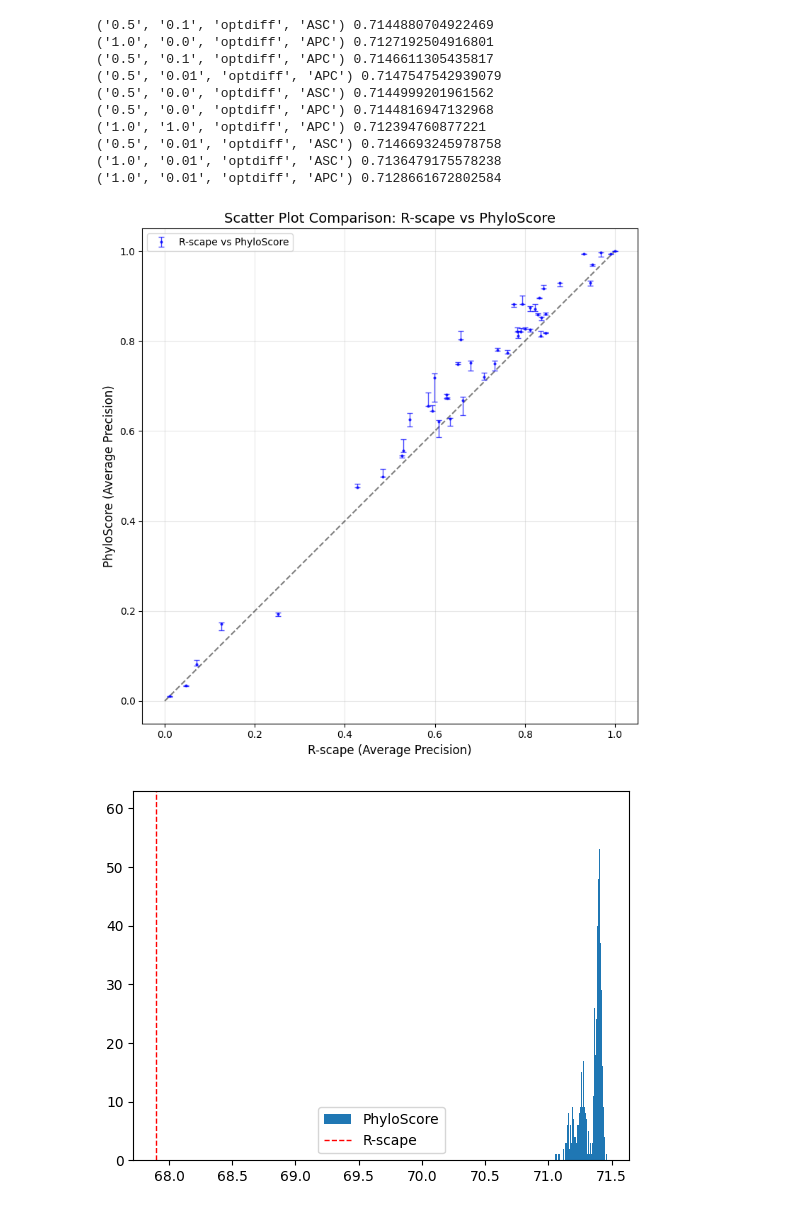
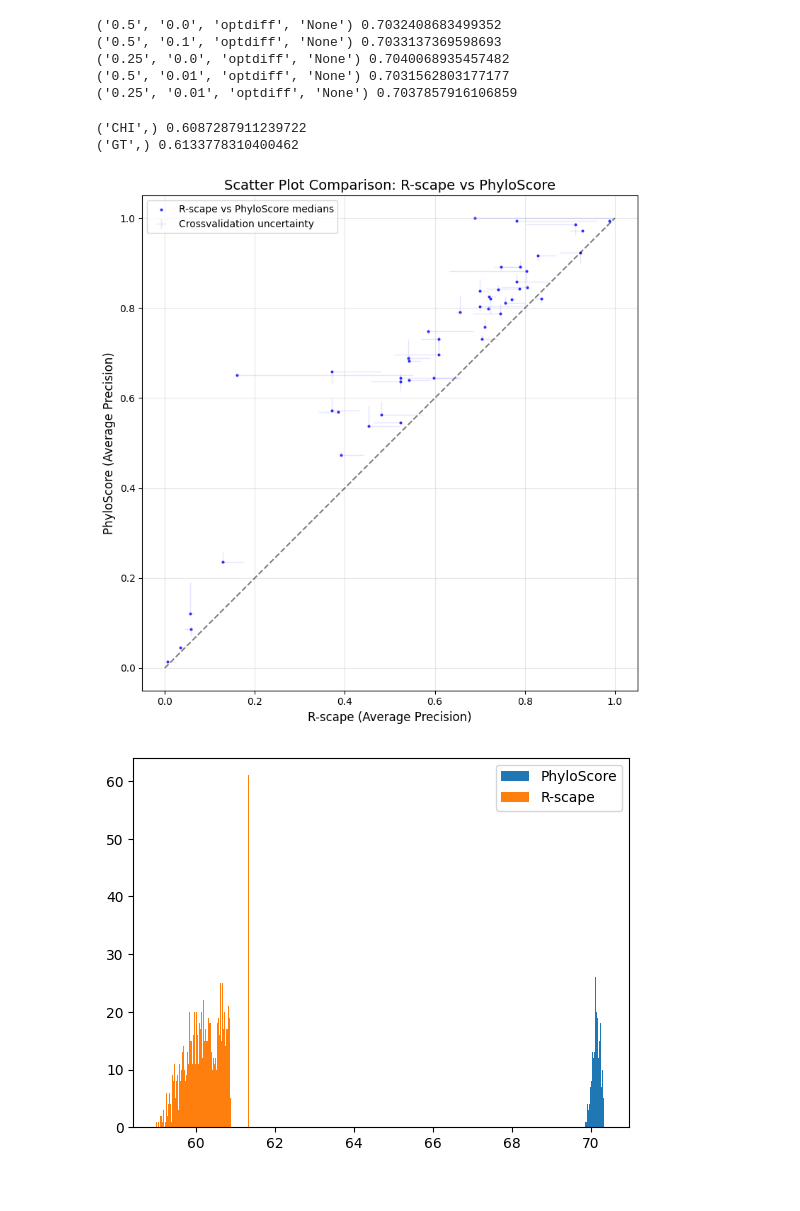
Before and after one commit to soedinglab/phylo_score, a Jupyter notebook: benchmark/cross_validation_plots.ipynb, the cells around one changed output. Cells and saved outputs as stored; diff of their text form; code cells hidden in the pictures.

Commit message:
no correstions plots

```diff
--- a/benchmark/cross_validation_plots.ipynb
+++ b/benchmark/cross_validation_plots.ipynb
@@ -12,3 +16,9 @@ datasets = list(map(str.strip, open("3d.txt", "r")))
+# %%
+# Does the analysis removing all the hyper parameters with do average product corrections or average sum corrections
+no_corrections = True
+if no_corrections:
+    r_scape = { key: value for key, value in r_scape.items() if not (key[1].endswith("p")  or key[1].endswith("a")) }
+    phylo_score = { key: value for key, value in phylo_score.items() if key[4] == 'None' }
 # %%
 def extract_hyperparameters(dict):
     keys = [k[1:] for k in dict.keys()]
@@ -59,21 +69,14 @@ rscape_per_dataset = {}
 rscape_hyperparameters = set()
 phylo_score_per_dataset = {}
 phylo_score_hyperparameters = set()
-results_rscape = [cross_validation(r_scape, rscape_per_dataset, rscape_hyperparameters) for _ in range(1)]
+results_rscape = [cross_validation(r_scape, rscape_per_dataset, rscape_hyperparameters) for _ in range(1000)]
 results_phyloscore = [cross_validation(phylo_score, phylo_score_per_dataset, phylo_score_hyperparameters) for _ in range(1000)]
 # %%
-phylo_score_hyperparameters
-
 for hyper in phylo_score_hyperparameters:
     print(hyper, np.mean([phylo_score[(dataset, *hyper)][1] for dataset in datasets]))
 # %% [output]
-('0.5', '0.1', 'optdiff', 'ASC') 0.7144880704922469
-('1.0', '0.0', 'optdiff', 'APC') 0.7127192504916801
-('0.5', '0.1', 'optdiff', 'APC') 0.7146611305435817
-('0.5', '0.01', 'optdiff', 'APC') 0.7147547542939079
-('0.5', '0.0', 'optdiff', 'ASC') 0.7144999201961562
-('0.5', '0.0', 'optdiff', 'APC') 0.7144816947132968
-('1.0', '1.0', 'optdiff', 'APC') 0.712394760877221
-('0.5', '0.01', 'optdiff', 'ASC') 0.7146693245978758
-('1.0', '0.01', 'optdiff', 'ASC') 0.7136479175578238
-('1.0', '0.01', 'optdiff', 'APC') 0.7128661672802584
+('0.5', '0.0', 'optdiff', 'None') 0.7032408683499352
+('0.5', '0.1', 'optdiff', 'None') 0.7033137369598693
+('0.25', '0.0', 'optdiff', 'None') 0.7040068935457482
+('0.5', '0.01', 'optdiff', 'None') 0.7031562803177177
+('0.25', '0.01', 'optdiff', 'None') 0.7037857916106859
@@ -140 +83,7 @@ def plot_side_by_side_barplot(dict1, dict2, label1='Dataset 1', label2='Dataset
+# %%
+for hyper in rscape_hyperparameters:
+    print(hyper, np.mean([r_scape[(dataset, *hyper)][1] for dataset in datasets]))
+# %% [output]
+('CHI',) 0.6087287911239722
+('GT',) 0.6133778310400462
 # %%
@@ -222,18 +150,27 @@ def scatter_compare_with_diagonal(dict1, dict2, label1='Dataset 1', label2='Data
     plt.tight_layout()
     return fig, ax
 # %%
-fig, _ =scatter_compare_with_diagonal(rscape_per_dataset, phylo_score_per_dataset, label1='R-scape', label2='PhyloScore', error_type='minmax')
-fig.savefig("cross_validation_scatter.pdf")
+fig, _ =scatter_compare_with_diagonal(rscape_per_dataset, phylo_score_per_dataset, label1='R-scape', label2='PhyloScore')
+if no_corrections:
+    fig.savefig("cross_validation_scatter_no_corrections.pdf")
+else:
+    fig.savefig("cross_validation_scatter.pdf")
 # %% [output]
-[figure, old version]
+[figure, new version]
 # %%
 plt.hist(results_phyloscore, bins=100, label='PhyloScore')
 #plot a line where rscape performance is
-plt.axvline(np.mean(results_rscape), color='red', linestyle='dashed', linewidth=1, label='R-scape')
+if no_corrections:
+    plt.hist(results_rscape, bins=100, label='R-scape')
+else:
+    plt.axvline(np.mean(results_rscape), color='red', linestyle='dashed', linewidth=1, label='R-scape')
 plt.legend()
-plt.savefig("cross_validation_results.pdf")
+if no_corrections:
+    plt.savefig("cross_validation_results_no_corrections.pdf")
+else:
+    plt.savefig("cross_validation_results.pdf")
 # %% [output]
-[figure, old version]
+[figure, new version]
 # %%
 all_hyper = extract_hyperparameters(phylo_score)
 # %%
```
Also changed, not shown: parts of 11 cells of this notebook.
